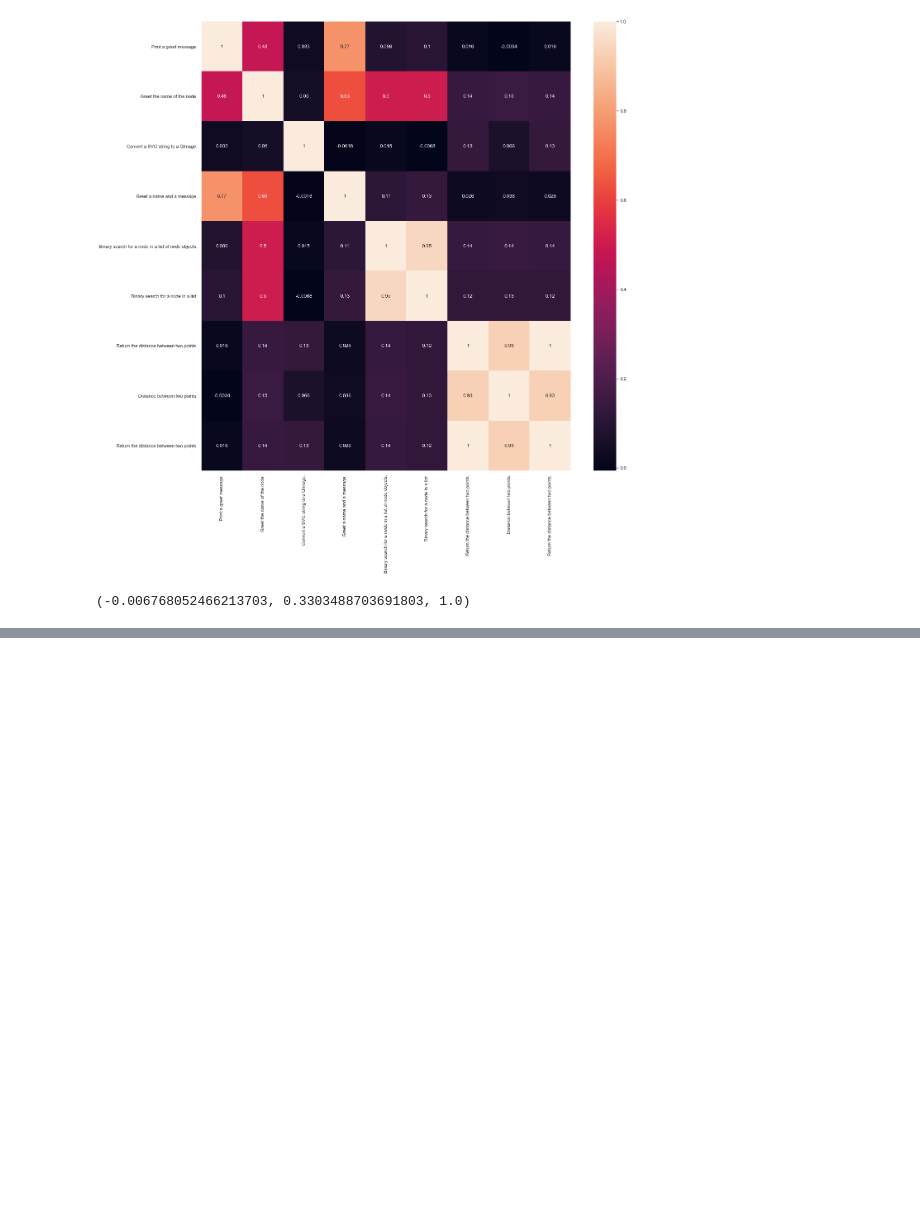
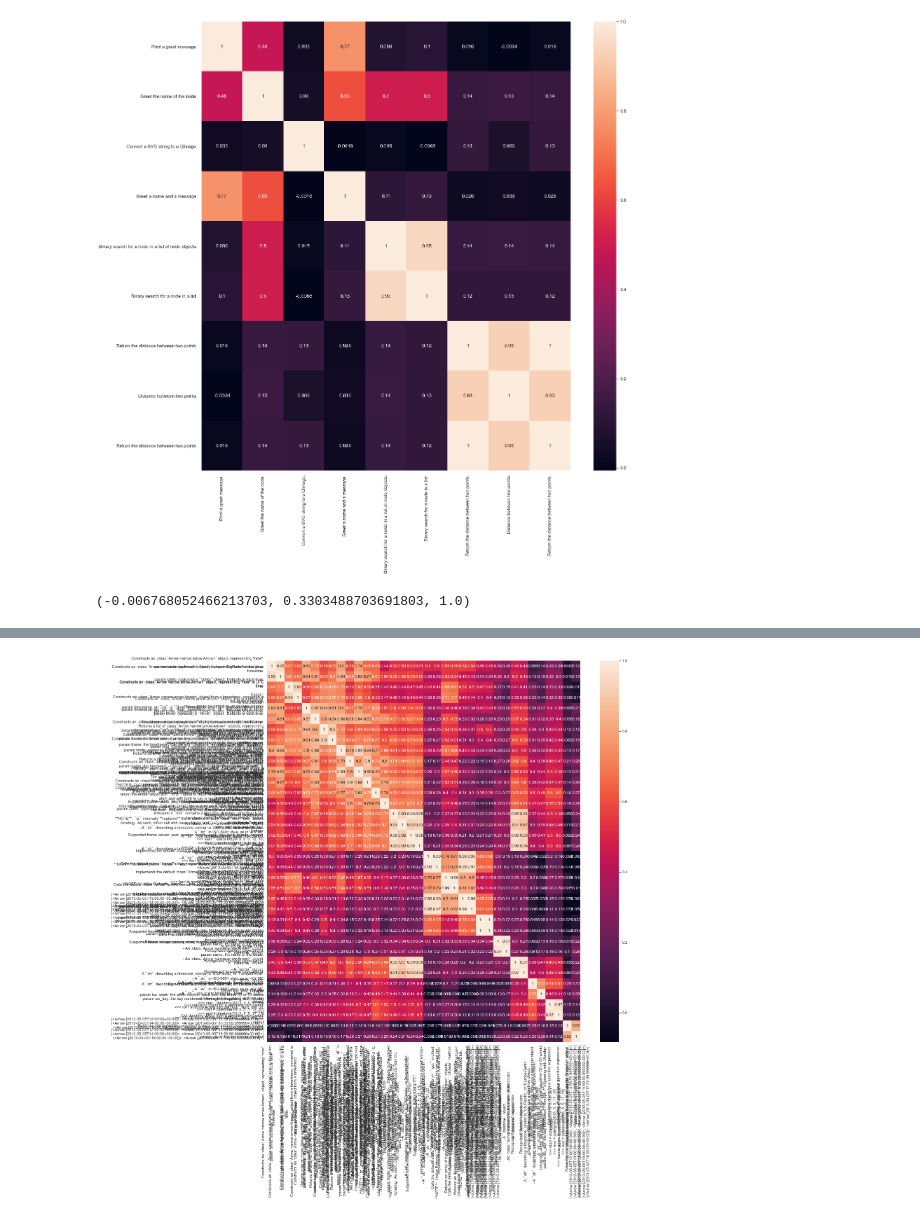
Before and after one commit to backtick-se/docks-master-thesis, a Jupyter notebook: notebooks/T5_to_SBERT_experiment.ipynb, the cells around one changed output, grey strips where cells are left out. Drawn from its saved outputs; the diff is of its cells as text; code cells hidden in the pictures; blank space fills up the shorter version.

```diff
--- a/notebooks/T5_to_SBERT_experiment.ipynb
+++ b/notebooks/T5_to_SBERT_experiment.ipynb
@@ -227,16 +233,27 @@ from loader import load
 # %%
-data = load('funcdata_no_methods.pickle')
-keys = list(data.keys())
+from loader import load
 
-# Number of code changes to include
-size = 20
+def load_data(filename, max_code_changes = 10, max_func_history = 2):
+    data = load(filename)
+    keys = list(data.keys())
 
-code_changes = []
-for key in keys:
-    changes = list(data[key])
-    for change in data[key]:
-        code_changes.append(change)
+    size = max_code_changes
+    func_history_limit = max_func_history
 
-print(len(code_changes))
-code_changes = code_changes[:size]
-print(len(code_changes))
+    code_changes = []
+    doc_strings = []
+
+    for key in keys:
+        changes = list(data[key])
+        c = 0
+        for change in data[key]:
+            code_changes.append(change[2])
+            doc_strings.append(change[1])
+            c += 1
+            if func_history_limit and c >= func_history_limit:
+                break
+
+    code_changes = code_changes[:size]
+    doc_strings = doc_strings[:size]
+
+    return code_changes, doc_strings
@@ -245,0 +260,3 @@ print(len(code_changes))
+# %%
+code_changes, doc_strings = load_data('funcdata.pickle', max_code_changes = 40)
+print(len(code_changes))
@@ -268,0 +288,5 @@ sns.heatmap(df, annot=True)
+# %%
+# Prova med doc-strings
+show_sims(sbert.encode(doc_strings), labels=doc_strings)
+# %% [output]
+[figure, added]
```
Also changed, not shown: parts of 24 cells of this notebook, 1 other file.
